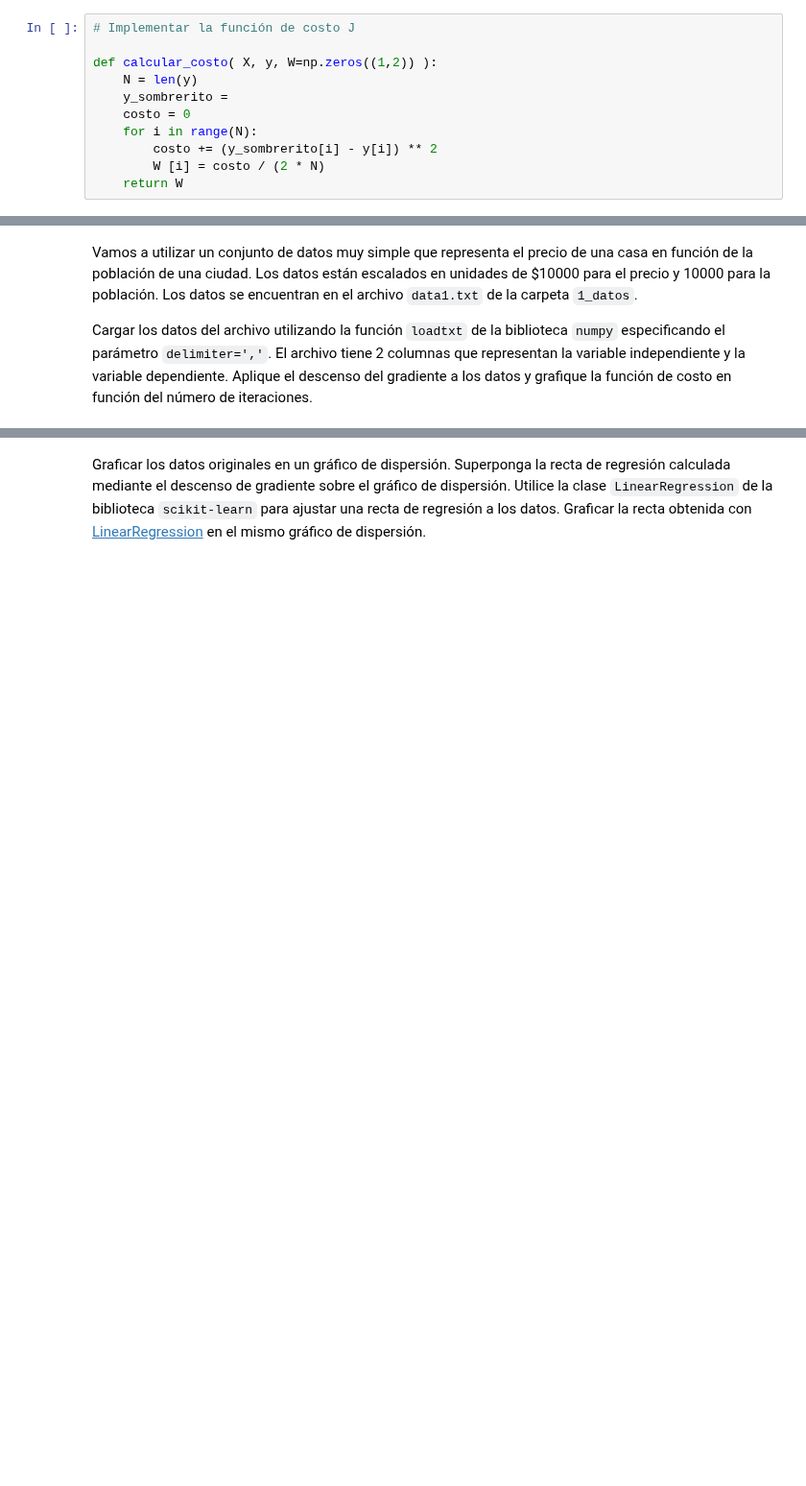
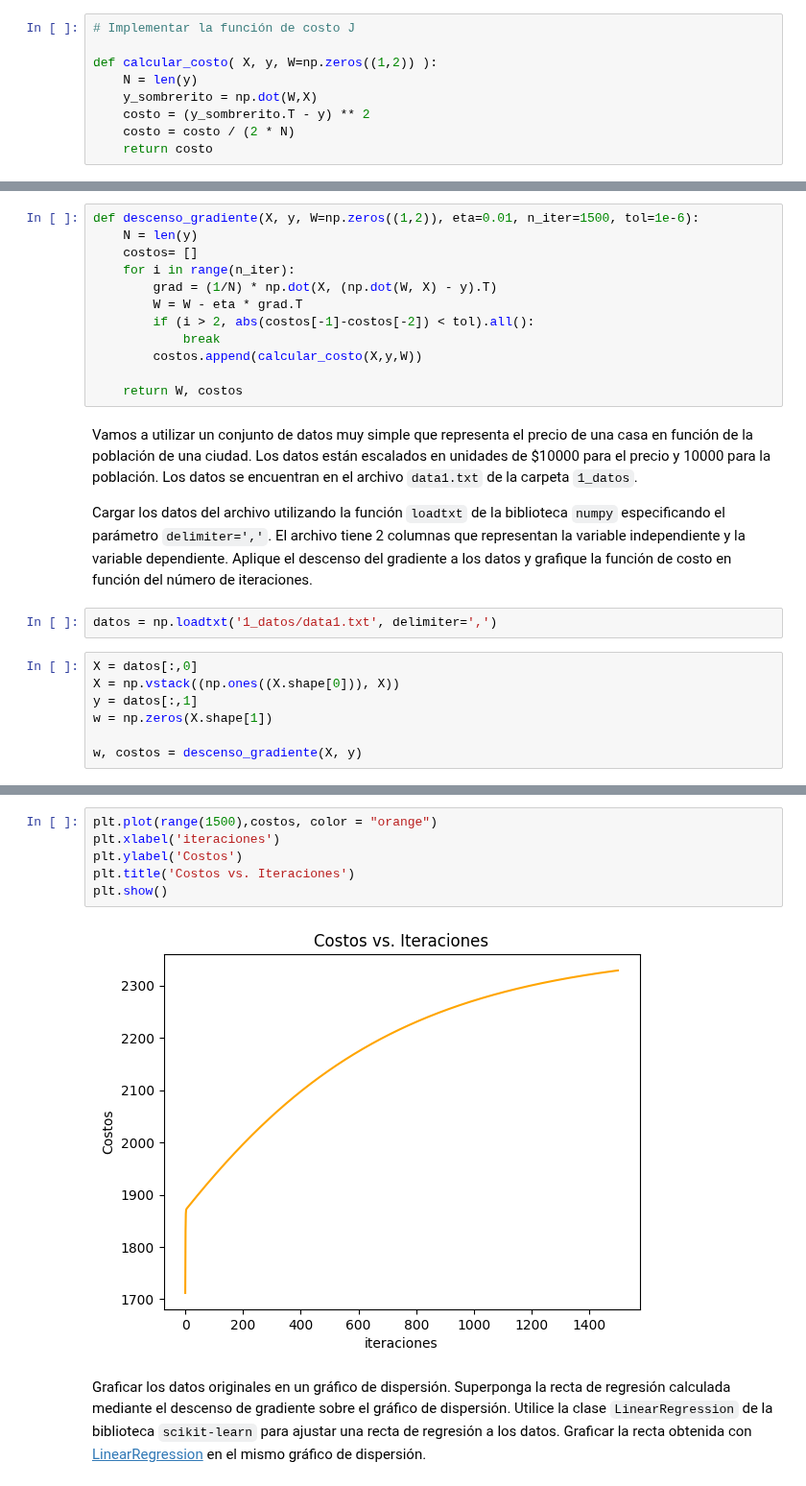
Before and after one commit to DinoMondino/IA, a Jupyter notebook: _9_Regresion/Regresion_1C_2024.ipynb, the cells around one changed output, grey strips where cells are left out. Shown at 96% size. Cells and saved outputs as stored; diff of their text form; blank space fills up the shorter version.

```diff
--- a/_9_Regresion/Regresion_1C_2024.ipynb
+++ b/_9_Regresion/Regresion_1C_2024.ipynb
@@ -90,9 +82,7 @@ please provide us feedback at https://github.com/pandas-dev/pandas/issues/54466
 
 def calcular_costo( X, y, W=np.zeros((1,2)) ):
     N = len(y)
-    y_sombrerito =
-    costo = 0
-    for i in range(N):
-        costo += (y_sombrerito[i] - y[i]) ** 2
-        W [i] = costo / (2 * N)
-    return W
+    y_sombrerito = np.dot(W,X)
+    costo = (y_sombrerito.T - y) ** 2
+    costo = costo / (2 * N)
+    return costo
@@ -102,4 +89,25 @@ def descenso_gradiente(X, y, W=np.zeros((1,2)), eta=0.01, n_iter=1500, tol=1e-6)
+# %%
+def descenso_gradiente(X, y, W=np.zeros((1,2)), eta=0.01, n_iter=1500, tol=1e-6):
+    N = len(y)
+    costos= []
+    for i in range(n_iter):
+        grad = (1/N) * np.dot(X, (np.dot(W, X) - y).T)
+        W = W - eta * grad.T
+        if (i > 2, abs(costos[-1]-costos[-2]) < tol).all():
+            break
+        costos.append(calcular_costo(X,y,W))
+
+    return W, costos
 # %% [markdown]
 Vamos a utilizar un conjunto de datos muy simple que representa el precio de una casa en función de la población de una ciudad. Los datos están escalados en unidades de $10000 para el precio y 10000 para la población. Los datos se encuentran en el archivo `data1.txt` de la carpeta `1_datos`.
 
 Cargar los datos del archivo utilizando la función `loadtxt` de la biblioteca `numpy` especificando el parámetro `delimiter=','`. El archivo tiene 2 columnas que representan la variable independiente y la variable dependiente. Aplique el descenso del gradiente a los datos y grafique la función de costo en función del número de iteraciones.
+# %%
+datos = np.loadtxt('1_datos/data1.txt', delimiter=',')
+# %%
+X = datos[:,0]
+X = np.vstack((np.ones((X.shape[0])), X))
+y = datos[:,1]
+w = np.zeros(X.shape[1])
+
+w, costos = descenso_gradiente(X, y)
@@ -106,3 +120,11 @@ Cargar los datos del archivo utilizando la función `loadtxt` de la biblioteca `
+# %%
+plt.plot(range(1500),costos, color = "orange")
+plt.xlabel('iteraciones')
+plt.ylabel('Costos')
+plt.title('Costos vs. Iteraciones')
+plt.show()
+# %% [output]
+[figure, added]
 # %% [markdown]
 Graficar los datos originales en un gráfico de dispersión. Superponga la recta de regresión calculada mediante el descenso de gradiente sobre el gráfico de dispersión. Utilice la clase `LinearRegression` de la biblioteca `scikit-learn` para ajustar una recta de regresión a los datos. Graficar la recta obtenida con [LinearRegression](https://scikit-learn.org/stable/modules/generated/sklearn.linear_model.LinearRegression.html) en el mismo gráfico de dispersión.
 # %% [markdown]
```
Also changed, not shown: parts of 4 cells of this notebook, 1 other file.
